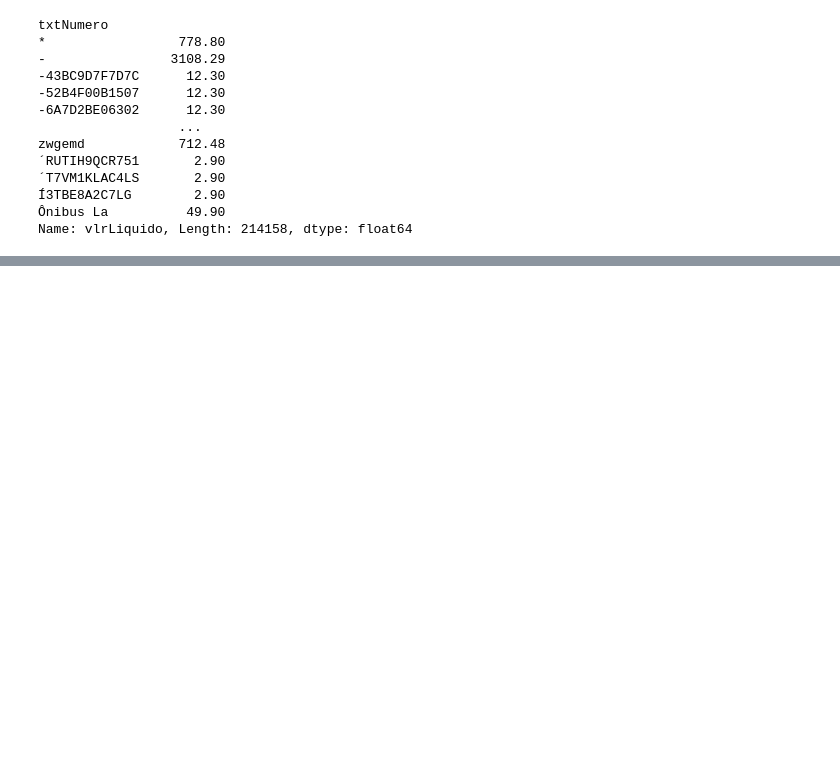
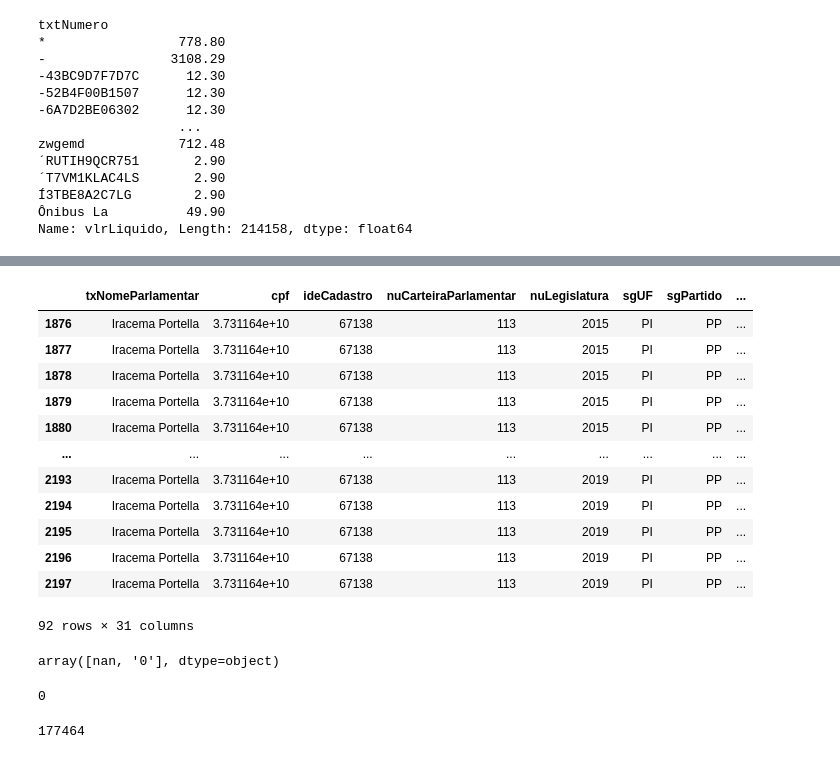
Before and after one commit to escola-de-dados/python-inovacao-civica, a Jupyter notebook: modulo_2/research.ipynb, the cells around one changed output, grey strips where cells are left out. Cells and saved outputs as stored; diff of their text form; code cells hidden in the pictures; blank space fills up the shorter version.

```diff
--- a/modulo_2/research.ipynb
+++ b/modulo_2/research.ipynb
@@ -157,0 +138,3 @@ df_reimbursements[
+# %%
+grouped = df_reimbursements.groupby(keys)
+len(grouped)
@@ -221,0 +215,32 @@ array([nan, '0'], dtype=object)
+# %%
+df_reimbursements[
+    (df_reimbursements.txNomeParlamentar == 'Iracema Portella') &
+    (df_reimbursements.txtDescricao == 'PASSAGEM AÉREA - RPA') &
+    (df_reimbursements.txtFornecedor == 'Cia Aérea - GOL')
+]
+# %% [output]
+|  | txNomeParlamentar | cpf | ideCadastro | nuCarteiraParlamentar | nuLegislatura | sgUF | sgPartido | ... |
+| 1876 | Iracema Portella | 3.731164e+10 | 67138 | 113 | 2015 | PI | PP | ... |
+| 1877 | Iracema Portella | 3.731164e+10 | 67138 | 113 | 2015 | PI | PP | ... |
+| 1878 | Iracema Portella | 3.731164e+10 | 67138 | 113 | 2015 | PI | PP | ... |
+| 1879 | Iracema Portella | 3.731164e+10 | 67138 | 113 | 2015 | PI | PP | ... |
+| 1880 | Iracema Portella | 3.731164e+10 | 67138 | 113 | 2015 | PI | PP | ... |
+| ... | ... | ... | ... | ... | ... | ... | ... | ... |
+| 2193 | Iracema Portella | 3.731164e+10 | 67138 | 113 | 2019 | PI | PP | ... |
+| 2194 | Iracema Portella | 3.731164e+10 | 67138 | 113 | 2019 | PI | PP | ... |
+| 2195 | Iracema Portella | 3.731164e+10 | 67138 | 113 | 2019 | PI | PP | ... |
+| 2196 | Iracema Portella | 3.731164e+10 | 67138 | 113 | 2019 | PI | PP | ... |
+| 2197 | Iracema Portella | 3.731164e+10 | 67138 | 113 | 2019 | PI | PP | ... |
+92 rows × 31 columns
+# %%
+df_reimbursements.numRessarcimento.unique()
+# %% [output]
+array([nan, '0'], dtype=object)
+# %%
+(df_reimbursements.txtNumero.isna()).sum()
+# %% [output]
+0
+# %%
+(df_reimbursements.numRessarcimento.isna()).sum()
+# %% [output]
+177464
```
Also changed, not shown: parts of 19 cells of this notebook, 4 other files.
